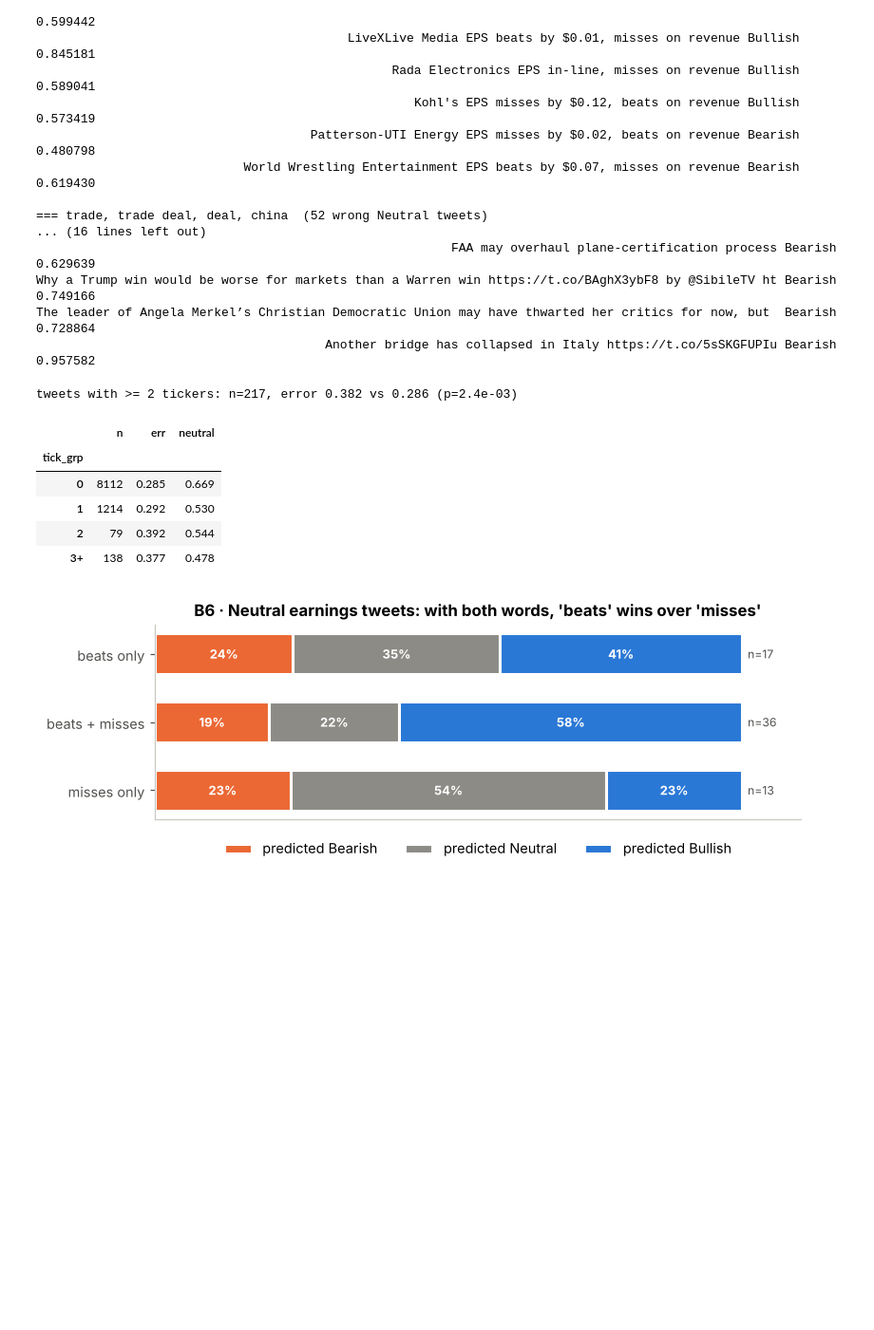
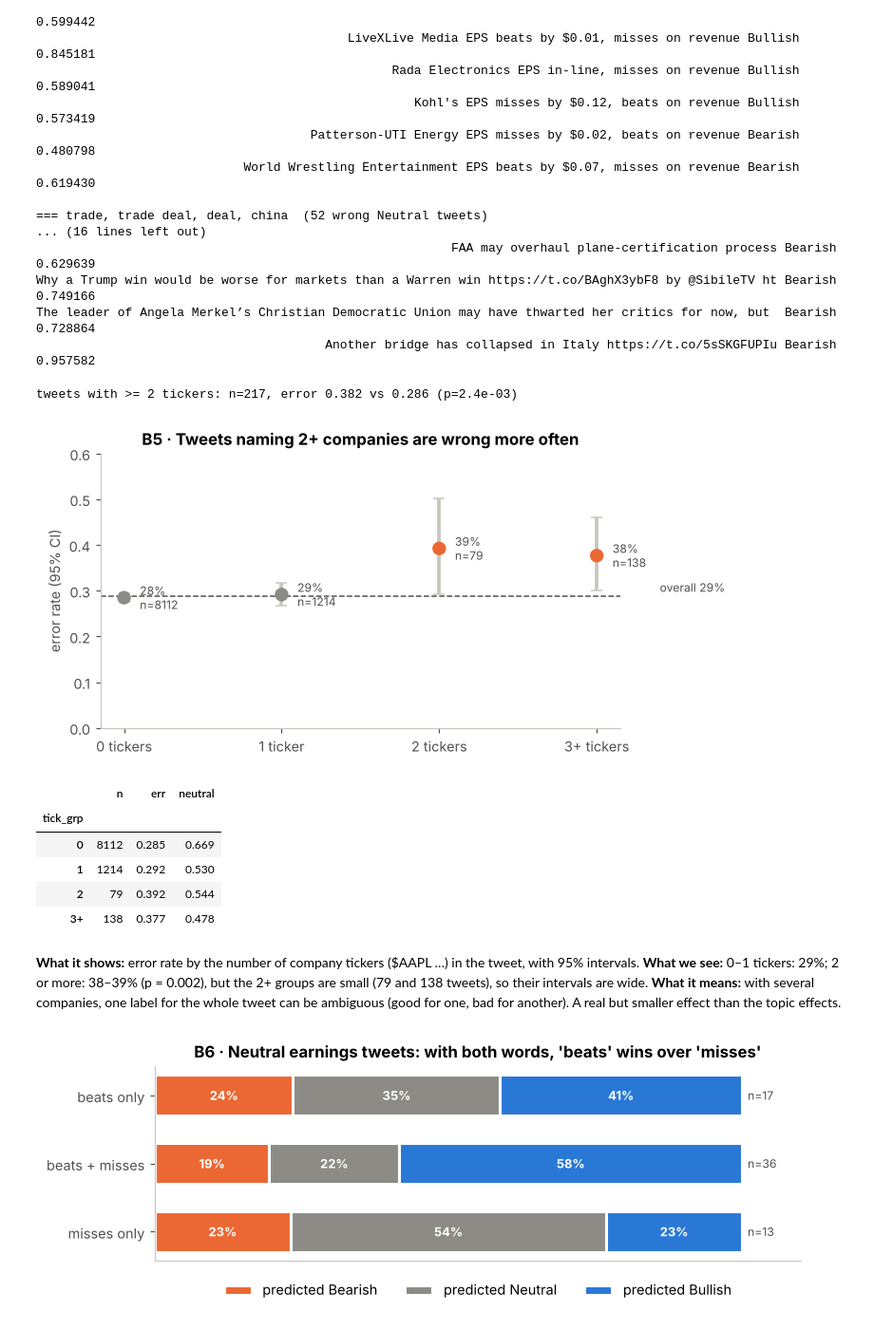
Before and after one commit to DharmikChaklasiya/AI-Visualization, a Jupyter notebook: Phase_1_Using_AI/01_neutral_error_analysis.ipynb, the cells around one changed output. Shown at 95% size. Saved outputs shown, nothing was run; the diff lists cells and outputs as text; code cells hidden in the pictures; blank space fills up the shorter version.

```diff
--- a/Phase_1_Using_AI/01_neutral_error_analysis.ipynb
+++ b/Phase_1_Using_AI/01_neutral_error_analysis.ipynb
@@ -279,19 +303,34 @@ The leader of Angela Merkel’s Christian Democratic Union may have thwarted her
 # %%
 # B5 · Tweets mentioning several companies: is the single label ambiguous? (Sarang's question)
 d["n_tickers"] = d.text.str.count(r"\$[A-Za-z]{1,5}\b")
 d["tick_grp"] = pd.cut(d.n_tickers, [-1, 0, 1, 2, 100], labels=["0", "1", "2", "3+"])
 tk = d.groupby("tick_grp", observed=True).agg(n=("err", "size"), err=("err", "mean"), neutral=("true", lambda s: (s == "Neutral").mean()))
 k, n, p = test(d.n_tickers >= 2)
 print(f"tweets with >= 2 tickers: n={n}, error {k/n:.3f} vs {d.err[d.n_tickers < 2].mean():.3f} (p={p:.1e})")
+lo, hi = map(np.array, zip(*[wilson(r.err * r.n, r.n) for r in tk.itertuples()]))
+fig, ax = plt.subplots(figsize=(6.8, 3.4)); x = np.arange(len(tk))
+ax.errorbar(x, tk.err, yerr=[tk.err - lo, hi - tk.err], fmt="none", ecolor="#c8c7c0", lw=2.5, capsize=4)
+ax.scatter(x, tk.err, s=70, zorder=3, c=[ORANGE if l > BASE else GRAY for l in lo])
+for i, r in enumerate(tk.itertuples()):
+    ax.text(i + .1, r.err, f"{r.err:.0%}\nn={r.n}", va="center", fontsize=8, color=INK)
+ax.axhline(BASE, ls="--", c=INK, lw=1); ax.text(len(tk) - .6, BASE + .01, f"overall {BASE:.0%}", fontsize=8, color=INK)
+ax.set_xticks(x, [f"{g} ticker{'s' if g != '1' else ''}" for g in tk.index]); ax.set_ylim(0, .6)
+ax.set_ylabel("error rate (95% CI)"); ax.set_title("B5 · Tweets naming 2+ companies are wrong more often")
+plt.tight_layout(); plt.savefig("figures/B5_tickers.png", dpi=160); plt.show()
 tk.round(3)
 # %% [output]
 tweets with >= 2 tickers: n=217, error 0.382 vs 0.286 (p=2.4e-03)
+[figure, added]
 |  | n | err | neutral |
 | tick_grp |  |  |  |
 | 0 | 8112 | 0.285 | 0.669 |
 | 1 | 1214 | 0.292 | 0.530 |
 | 2 | 79 | 0.392 | 0.544 |
 | 3+ | 138 | 0.377 | 0.478 |
+# %% [markdown]
+**What it shows:** error rate by the number of company tickers ($AAPL …) in the tweet, with 95% intervals.
+**What we see:** 0–1 tickers: 29%; 2 or more: 38–39% (p = 0.002), but the 2+ groups are small (79 and 138 tweets), so their intervals are wide.
+**What it means:** with several companies, one label for the whole tweet can be ambiguous (good for one, bad for another). A real but smaller effect than the topic effects.
 # %%
 # B6 · Earnings headlines: does "misses" co-occur with "beats"? (Sarang's question from B3)
 te = N.text.str.lower()
```
Also changed, not shown: parts of 13 cells of this notebook, 9 other files.
